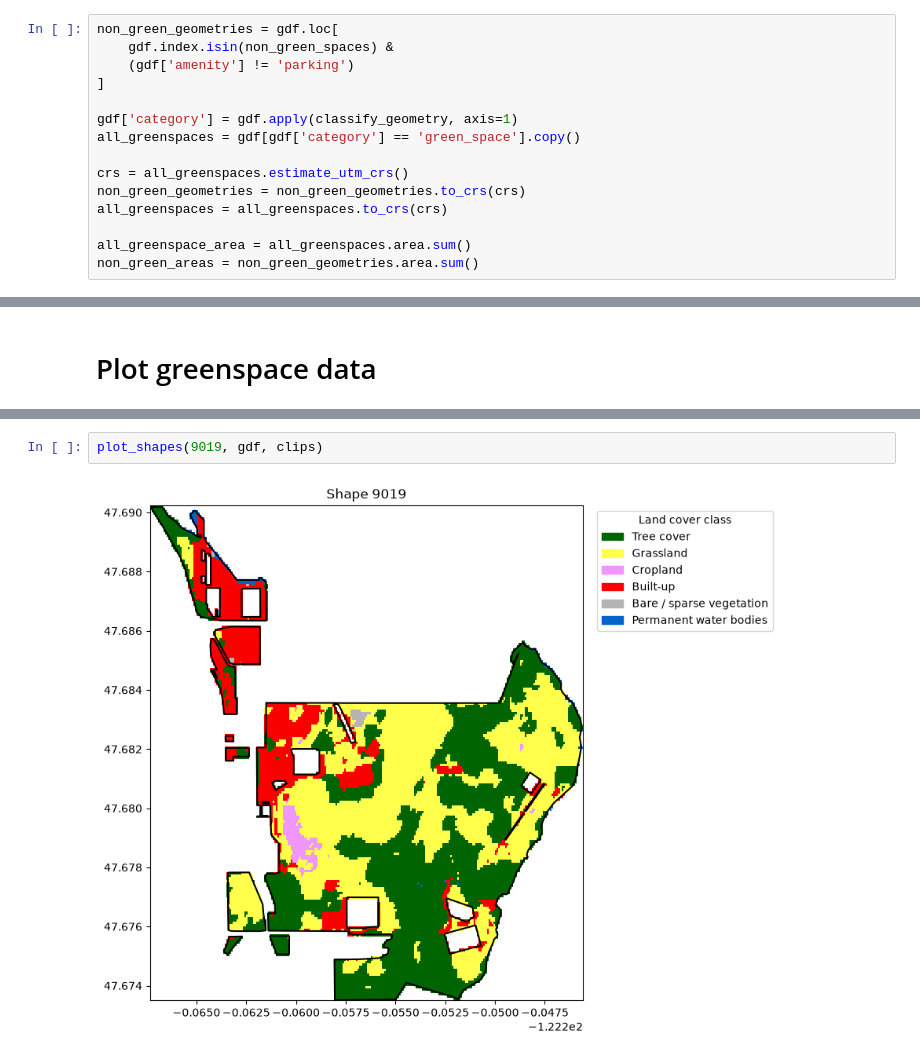
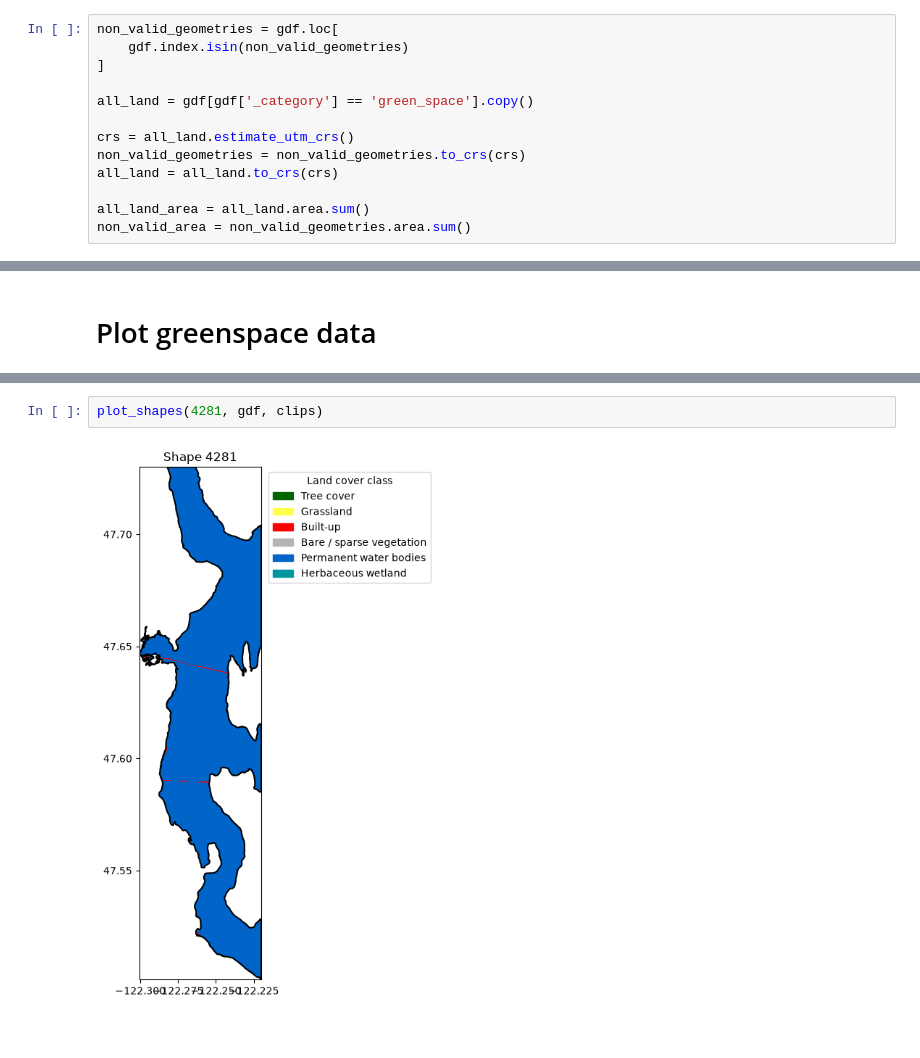
Before and after one commit to jhbarr/NLR-GHE-Screen, a Jupyter notebook: visuals/greenspace_data_visuals.ipynb, the cells around one changed output, grey strips where cells are left out. Drawn from its saved outputs; the diff is of its cells as text; blank space fills up the shorter version.

Commit message:
Added querying for water bodies and water body cross validation

```diff
--- a/visuals/greenspace_data_visuals.ipynb
+++ b/visuals/greenspace_data_visuals.ipynb
@@ -121,18 +130,16 @@ non_green_spaces = cross_validate_greenspace(clips)
 # %% [markdown]
 # Calculate Non-Cross-Validated Areas
 # %%
-non_green_geometries = gdf.loc[
-    gdf.index.isin(non_green_spaces) &
-    (gdf['amenity'] != 'parking')
+non_valid_geometries = gdf.loc[
+    gdf.index.isin(non_valid_geometries)
 ]
 
-gdf['category'] = gdf.apply(classify_geometry, axis=1)
-all_greenspaces = gdf[gdf['category'] == 'green_space'].copy()
+all_land = gdf[gdf['_category'] == 'green_space'].copy()
 
-crs = all_greenspaces.estimate_utm_crs()
-non_green_geometries = non_green_geometries.to_crs(crs)
-all_greenspaces = all_greenspaces.to_crs(crs)
+crs = all_land.estimate_utm_crs()
+non_valid_geometries = non_valid_geometries.to_crs(crs)
+all_land = all_land.to_crs(crs)
 
-all_greenspace_area = all_greenspaces.area.sum()
-non_green_areas = non_green_geometries.area.sum()
+all_land_area = all_land.area.sum()
+non_valid_area = non_valid_geometries.area.sum()
 # %%
@@ -152,5 +152,5 @@ CLASS_CODES = {
 # %%
-plot_shapes(9019, gdf, clips)
+plot_shapes(4281, gdf, clips)
 # %% [output]
-[figure, old version]
+[figure, new version]
 # %%
```
Also changed, not shown: parts of 6 cells of this notebook, 9 other files.
